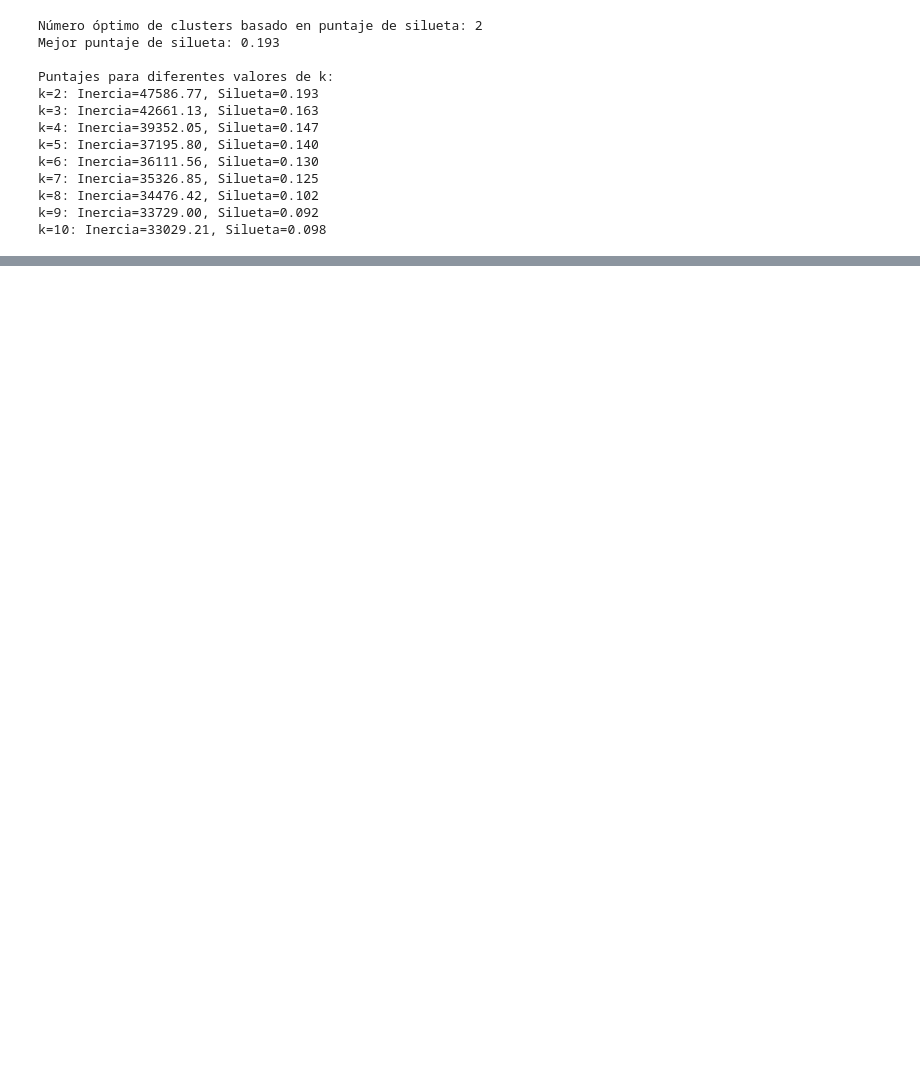
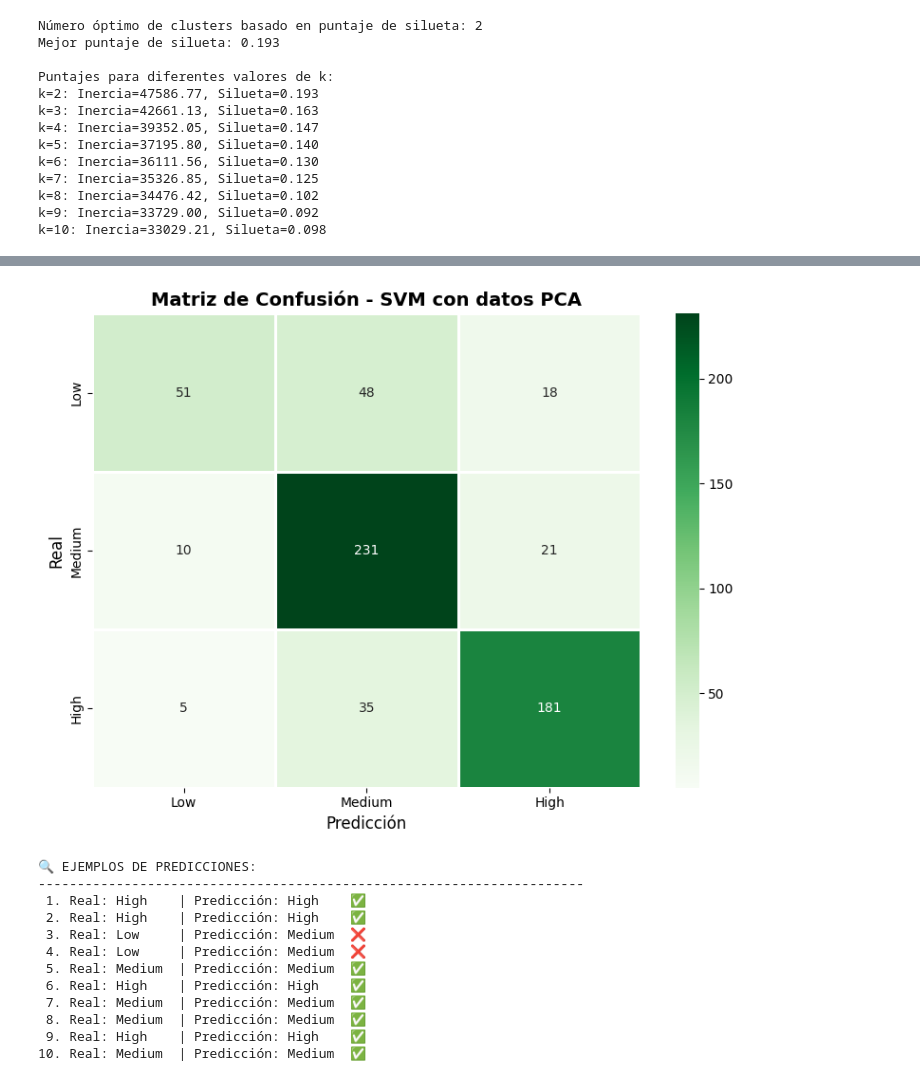
Before and after one commit to rafaelguevarahig/Machine_Learning_Uc, a Jupyter notebook: Machine-Learning/Stress/decoding-stress-with-ai-shap.ipynb, the cells around one changed output, grey strips where cells are left out. Cells and saved outputs as stored; diff of their text form; code cells hidden in the pictures; blank space fills up the shorter version.

```diff
--- a/Machine-Learning/Stress/decoding-stress-with-ai-shap.ipynb
+++ b/Machine-Learning/Stress/decoding-stress-with-ai-shap.ipynb
@@ -1571,0 +1739,39 @@ print(f"Diferencia en accuracy: {(max(accuracy_orig) - max(accuracy_pca))*100:+.
+# %%
+# Visualizar matriz de confusión
+cm_svm = confusion_matrix(y_test_pca, y_pred_svm)
+
+plt.figure(figsize=(8, 6))
+sns.heatmap(cm_svm, annot=True, fmt='d', cmap='Greens', linewidths=2,
+            xticklabels=['Low', 'Medium', 'High'],
+            yticklabels=['Low', 'Medium', 'High'])
+plt.title('Matriz de Confusión - SVM con datos PCA', fontsize=14, fontweight='bold')
+plt.xlabel('Predicción', fontsize=12)
+plt.ylabel('Real', fontsize=12)
+plt.tight_layout()
+plt.show()
+
+# Mostrar ejemplos de predicciones
+print("\n🔍 EJEMPLOS DE PREDICCIONES:")
+print("-" * 70)
+sample_indices = np.random.choice(len(y_test_pca), size=10, replace=False)
+stress_names = {0: 'Low', 1: 'Medium', 2: 'High'}
+
+for i, idx in enumerate(sample_indices, 1):
+    real = stress_names[y_test_pca.iloc[idx]]
+    pred = stress_names[y_pred_svm[idx]]
+    status = "✅" if real == pred else "❌"
+    print(f"{i:2d}. Real: {real:7s} | Predicción: {pred:7s} {status}")
+# %% [output]
+[figure, added]
+🔍 EJEMPLOS DE PREDICCIONES:
+----------------------------------------------------------------------
+ 1. Real: High    | Predicción: High    ✅
+ 2. Real: High    | Predicción: High    ✅
+ 3. Real: Low     | Predicción: Medium  ❌
+ 4. Real: Low     | Predicción: Medium  ❌
+ 5. Real: Medium  | Predicción: Medium  ✅
+ 6. Real: High    | Predicción: High    ✅
+ 7. Real: Medium  | Predicción: Medium  ✅
+ 8. Real: Medium  | Predicción: Medium  ✅
+ 9. Real: High    | Predicción: High    ✅
+10. Real: Medium  | Predicción: Medium  ✅
```
Also changed, not shown: parts of 39 cells of this notebook, 1 other file.
